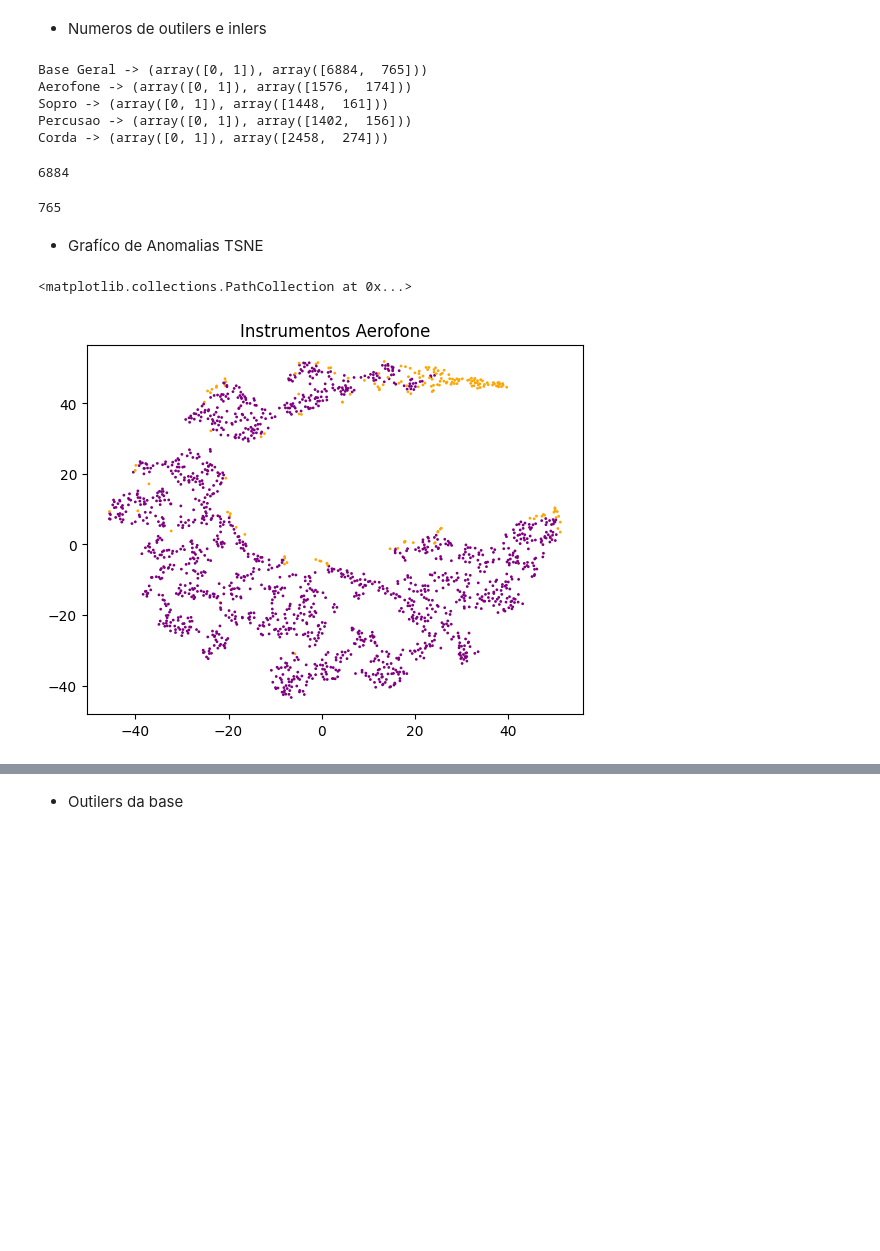
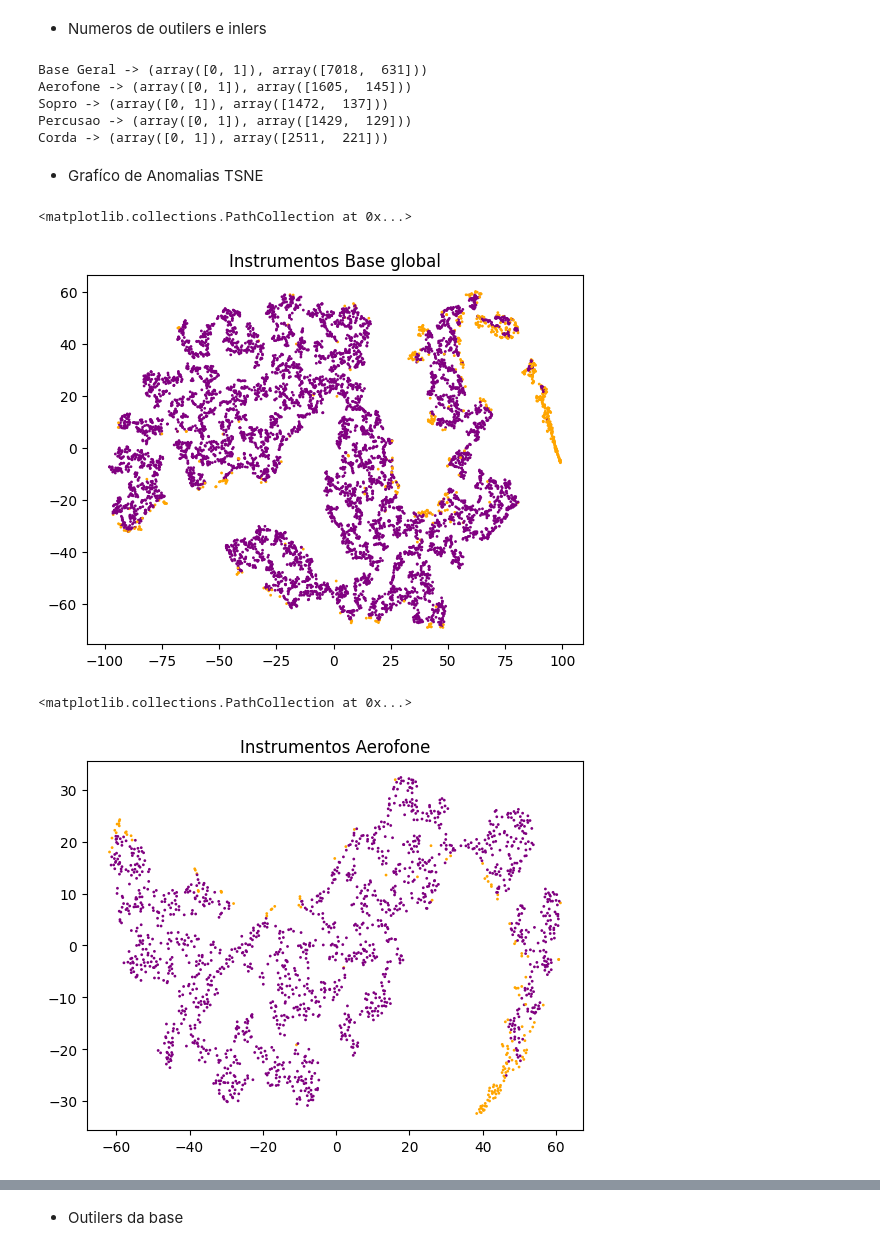
Before and after one commit to Douglas-cc/detected_instruments, a Jupyter notebook: notebooks/analise_anomalias.ipynb, the cells around one changed output, grey strips where cells are left out. Cells and saved outputs as stored; diff of their text form; code cells hidden in the pictures; blank space fills up the shorter version.

```diff
--- a/notebooks/analise_anomalias.ipynb
+++ b/notebooks/analise_anomalias.ipynb
@@ -64,30 +67,23 @@ preds_inst = {
 - Numeros de outilers e inlers
 # %%
 for inst in preds_inst.keys():
-    print(f'{inst} -> {np.unique(preds_inst[inst], return_counts=True)}')
+    print(f'{inst} -> {np.unique(preds_inst[inst]["predictions"], return_counts=True)}')
 # %% [output]
-Base Geral -> (array([0, 1]), array([6884,  765]))
-Aerofone -> (array([0, 1]), array([1576,  174]))
-Sopro -> (array([0, 1]), array([1448,  161]))
-Percusao -> (array([0, 1]), array([1402,  156]))
-Corda -> (array([0, 1]), array([2458,  274]))
+Base Geral -> (array([0, 1]), array([7018,  631]))
+Aerofone -> (array([0, 1]), array([1605,  145]))
+Sopro -> (array([0, 1]), array([1472,  137]))
+Percusao -> (array([0, 1]), array([1429,  129]))
+Corda -> (array([0, 1]), array([2511,  221]))
-# %%
-# inlers
-1576 + 1448 + 1402 + 2458
-# %% [output]
-6884
-# %%
-# outilers
-174 + 161 + 156 + 274
-# %% [output]
-765
 # %% [markdown]
 - Grafíco de Anomalias TSNE
 # %%
-graphic_anomalies(df, knn_pred_df,'Instrumentos Base global')
+ac.graphic_anomalies(df, knn_pred_df["predictions"],'Instrumentos Base global')
+# %% [output]
+<matplotlib.collections.PathCollection at 0x...>
+[figure, added]
 # %%
-graphic_anomalies(df_inst_aerofone, knn_pred_aerofone,'Instrumentos Aerofone')
+ac.graphic_anomalies(df_inst_aerofone, knn_pred_aerofone["predictions"],'Instrumentos Aerofone')
 # %% [output]
 <matplotlib.collections.PathCollection at 0x...>
-[figure, old version]
+[figure, new version]
 # %%
```
Also changed, not shown: parts of 40 cells of this notebook, 22 other files.
